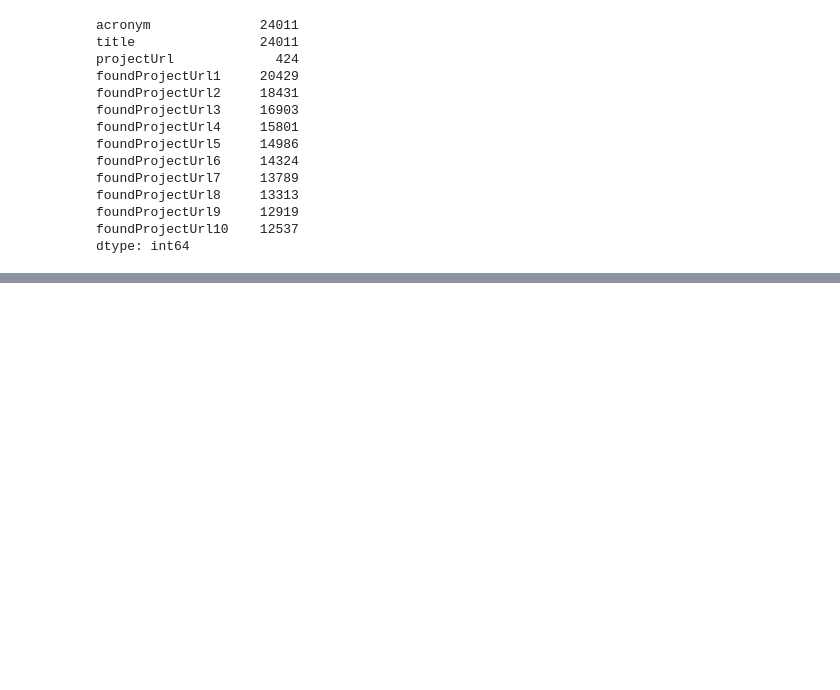
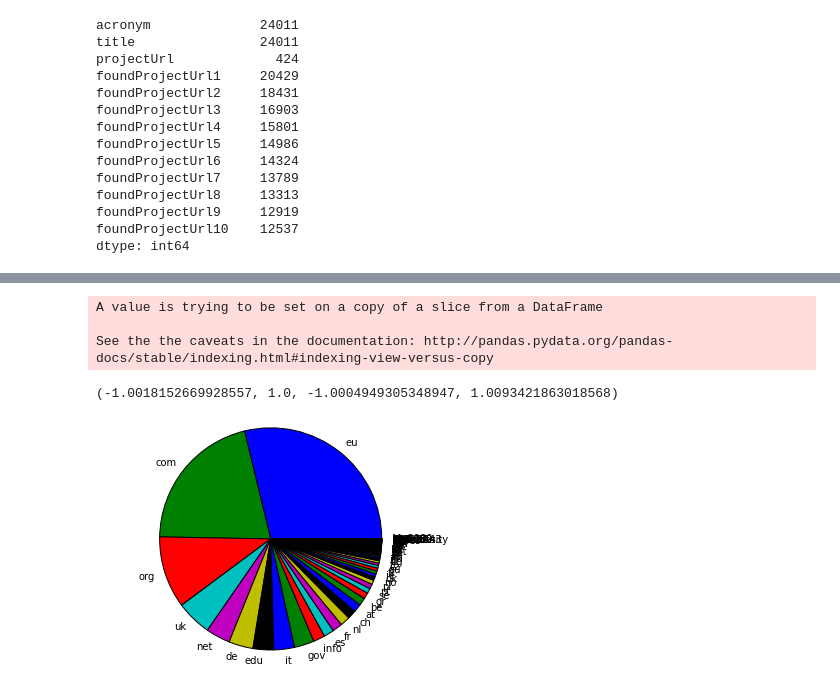
Before and after one commit to arquivo/Research-Websites-Preservation, a Jupyter notebook: Bing experiments/preservingR&D/Gather Seeds.ipynb, the cells around one changed output, grey strips where cells are left out. Cells and saved outputs as stored; diff of their text form; code cells hidden in the pictures; blank space fills up the shorter version.

Commit message:
Update to print domain names with uppercase

```diff
--- a/Bing experiments/preservingR&D/Gather Seeds.ipynb
+++ b/Bing experiments/preservingR&D/Gather Seeds.ipynb
@@ -122,0 +106,15 @@ df[df['foundProjectUrl1'].notnull()].to_csv('seeds.txt',index = False)
+# %%
+from urlparse import urlparse
+
+dfseeds['domain'] = ''
+for index,row in dfseeds.iterrows():
+    parsed_uri = urlparse(row['foundProjectUrl1'])
+    baseurl = '{uri.scheme}://{uri.netloc}/'.format(uri=parsed_uri)
+    domain = str(baseurl.split('.')[-1:])
+    # filter /
+    domain = domain.split('/')[0]
+    dfseeds.ix[index,'domain'] = domain
+# %% [output]
+A value is trying to be set on a copy of a slice from a DataFrame
+
+See the the caveats in the documentation: http://pandas.pydata.org/pandas-docs/stable/indexing.html#indexing-view-versus-copy
@@ -122,0 +123,9 @@ df[df['foundProjectUrl1'].notnull()].to_csv('seeds.txt',index = False)
+# %%
+dfseeds['domain1'] = dfseeds.apply(lambda row: row['domain'][2:],axis=1)
+# %%
+colors = ['yellowgreen', 'mediumpurple', 'lightskyblue', 'lightcoral']
+dfseeds['domain1'].value_counts().plot(kind='pie')
+plt.axis('equal')
+# %% [output]
+(-1.0018152669928557, 1.0, -1.0004949305348947, 1.0093421863018568)
+[figure, added]
```
Also changed, not shown: parts of 9 cells of this notebook.
